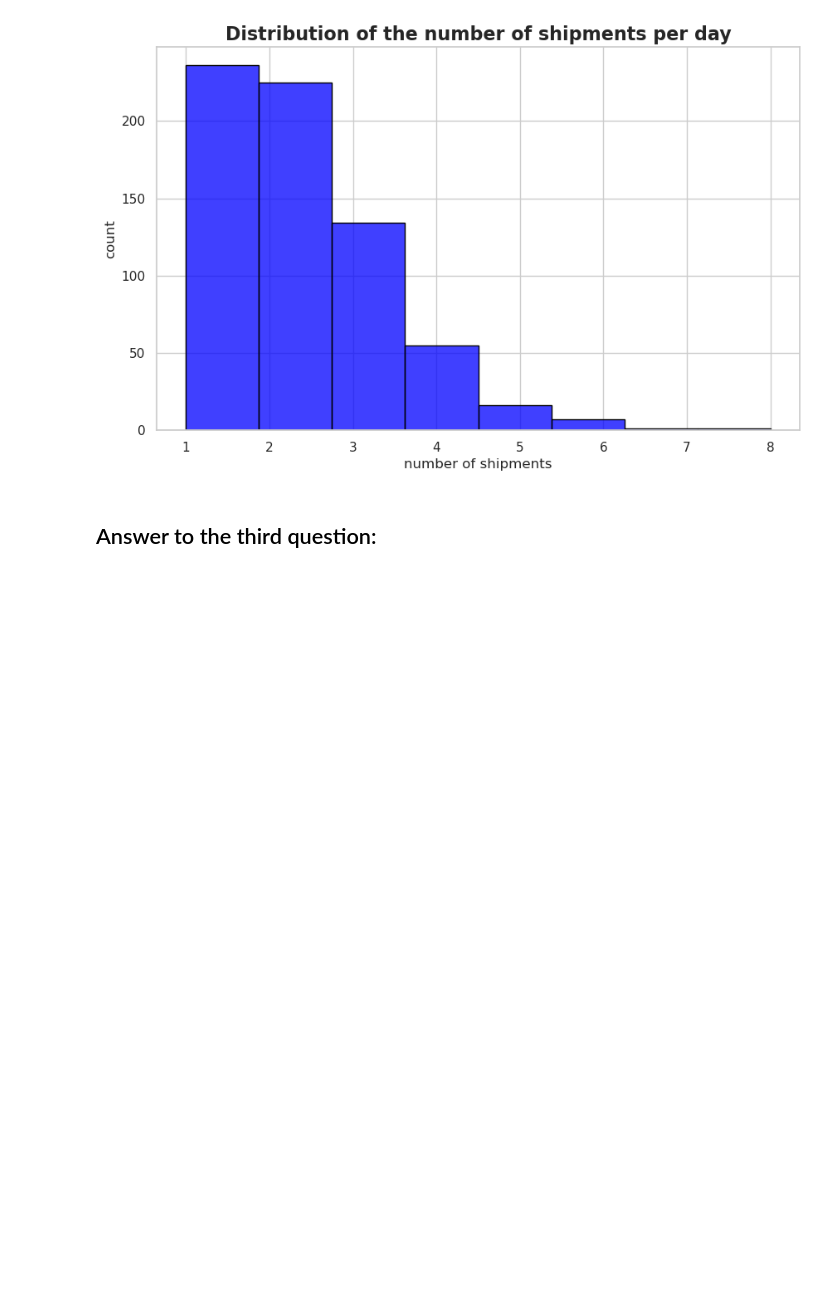
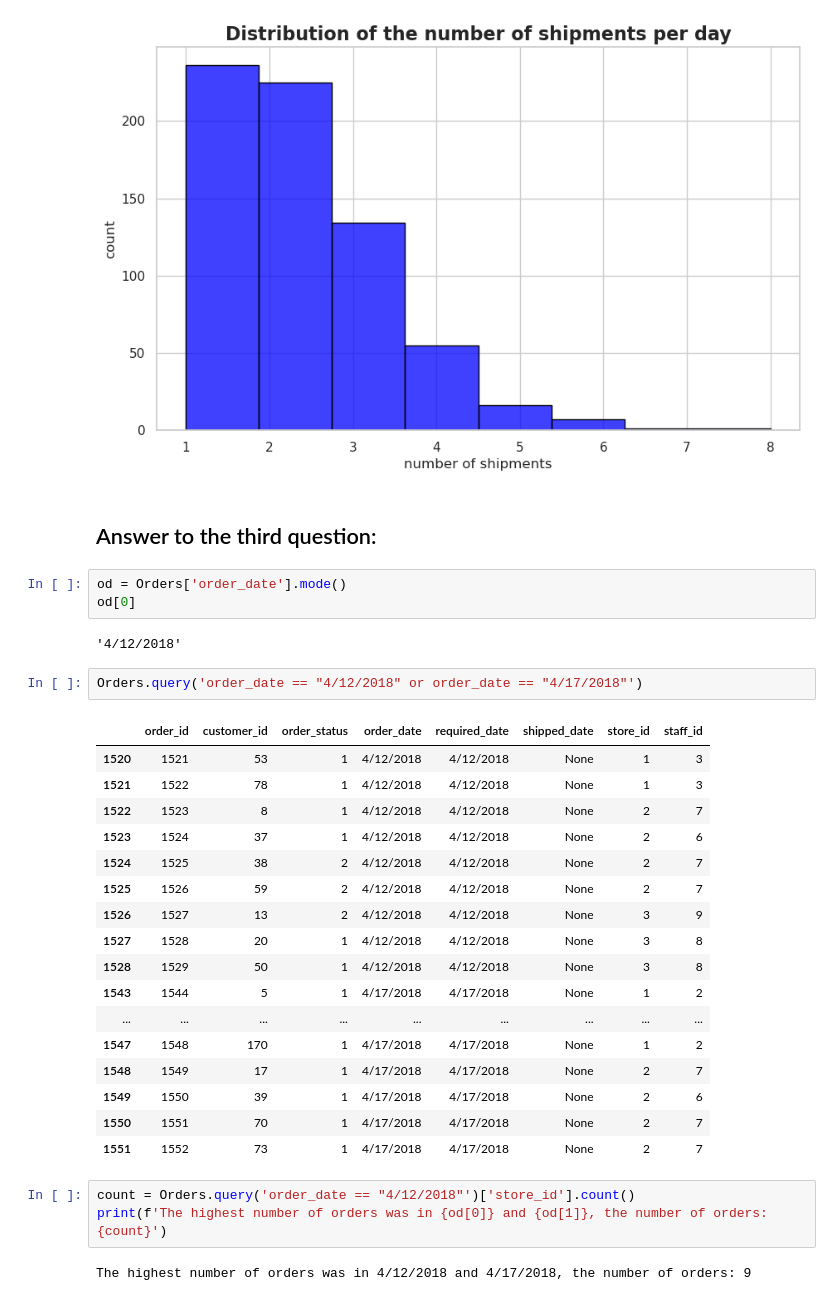
Before and after one commit to masoud533/HDS_DataAnalystTask, a Jupyter notebook: python_answers/Untitled.ipynb, the cells around one changed output. Cells and saved outputs as stored; diff of their text form; blank space fills up the shorter version.

```diff
--- a/python_answers/Untitled.ipynb
+++ b/python_answers/Untitled.ipynb
@@ -143,3 +143,33 @@ plt.show()
 [figure]
 # %% [markdown]
 ## Answer to the third question:
+# %%
+od = Orders['order_date'].mode()
+od[0]
+# %% [output]
+'4/12/2018'
+# %%
+Orders.query('order_date == "4/12/2018" or order_date == "4/17/2018"')
+# %% [output]
+|  | order_id | customer_id | order_status | order_date | required_date | shipped_date | store_id | staff_id |
+| 1520 | 1521 | 53 | 1 | 4/12/2018 | 4/12/2018 | None | 1 | 3 |
+| 1521 | 1522 | 78 | 1 | 4/12/2018 | 4/12/2018 | None | 1 | 3 |
+| 1522 | 1523 | 8 | 1 | 4/12/2018 | 4/12/2018 | None | 2 | 7 |
+| 1523 | 1524 | 37 | 1 | 4/12/2018 | 4/12/2018 | None | 2 | 6 |
+| 1524 | 1525 | 38 | 2 | 4/12/2018 | 4/12/2018 | None | 2 | 7 |
+| 1525 | 1526 | 59 | 2 | 4/12/2018 | 4/12/2018 | None | 2 | 7 |
+| 1526 | 1527 | 13 | 2 | 4/12/2018 | 4/12/2018 | None | 3 | 9 |
+| 1527 | 1528 | 20 | 1 | 4/12/2018 | 4/12/2018 | None | 3 | 8 |
+| 1528 | 1529 | 50 | 1 | 4/12/2018 | 4/12/2018 | None | 3 | 8 |
+| 1543 | 1544 | 5 | 1 | 4/17/2018 | 4/17/2018 | None | 1 | 2 |
+| ... | ... | ... | ... | ... | ... | ... | ... | ... |
+| 1547 | 1548 | 170 | 1 | 4/17/2018 | 4/17/2018 | None | 1 | 2 |
+| 1548 | 1549 | 17 | 1 | 4/17/2018 | 4/17/2018 | None | 2 | 7 |
+| 1549 | 1550 | 39 | 1 | 4/17/2018 | 4/17/2018 | None | 2 | 6 |
+| 1550 | 1551 | 70 | 1 | 4/17/2018 | 4/17/2018 | None | 2 | 7 |
+| 1551 | 1552 | 73 | 1 | 4/17/2018 | 4/17/2018 | None | 2 | 7 |
+# %%
+count = Orders.query('order_date == "4/12/2018"')['store_id'].count()
+print(f'The highest number of orders was in {od[0]} and {od[1]}, the number of orders: {count}')
+# %% [output]
+The highest number of orders was in 4/12/2018 and 4/17/2018, the number of orders: 9
```
Also changed, not shown: 1 other file.
